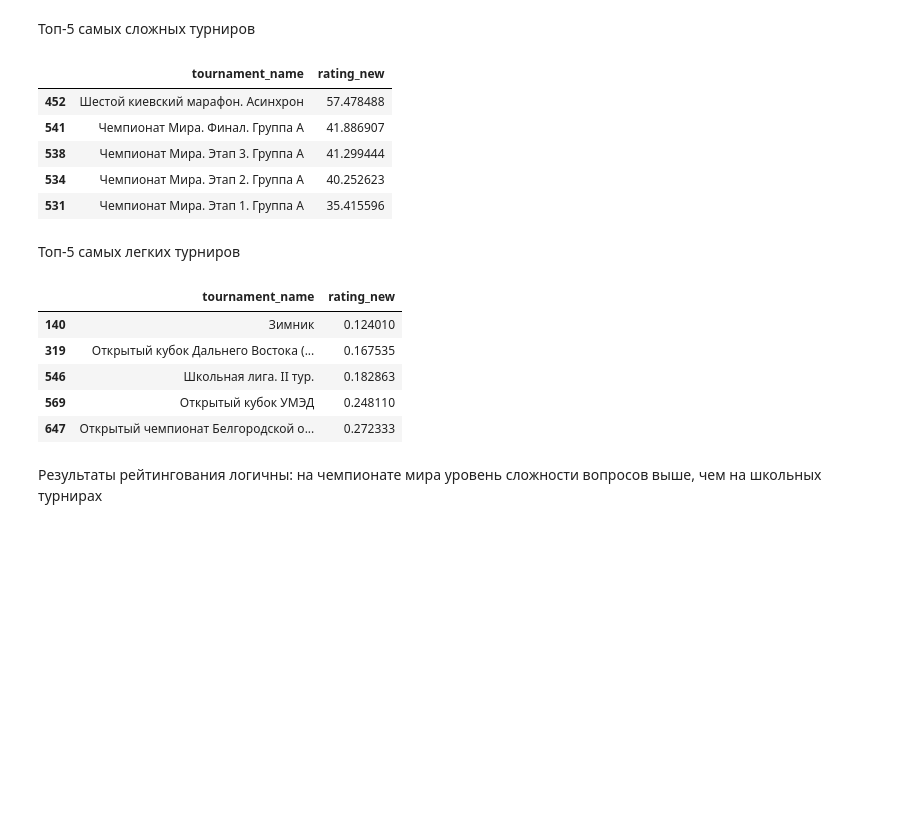
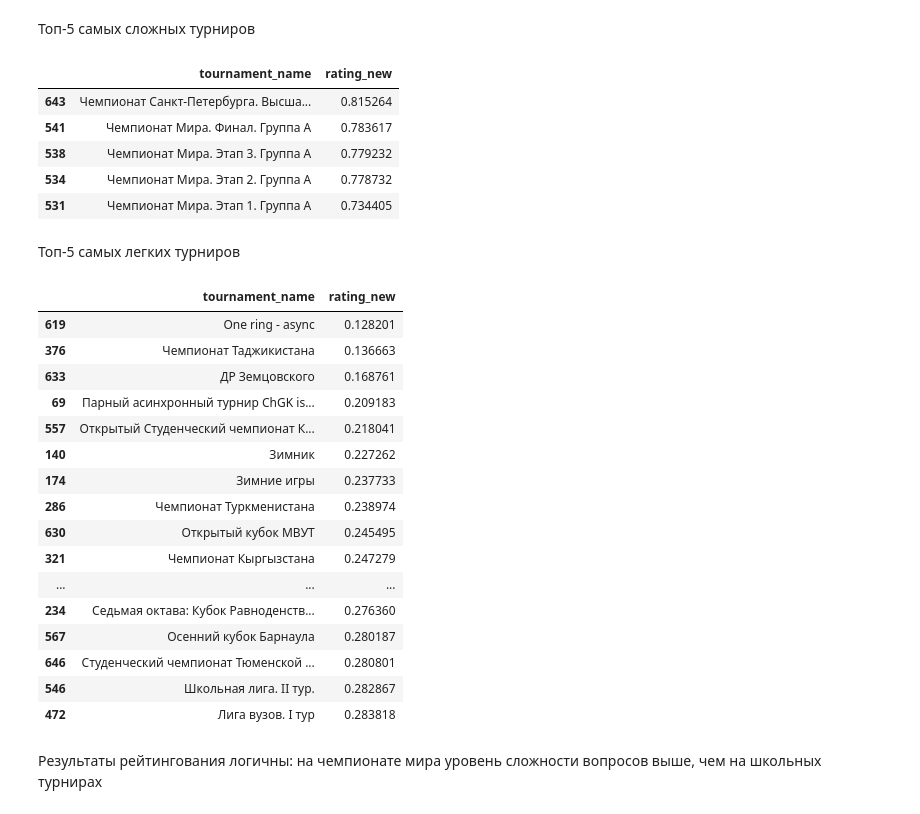
Before and after one commit to artysav97/MADE_2_ML, a Jupyter notebook: HW2_Savinov_Artem.ipynb, the cells around one changed output. Saved outputs shown, nothing was run; the diff lists cells and outputs as text; code cells hidden in the pictures; blank space fills up the shorter version.

```diff
--- a/HW2_Savinov_Artem.ipynb
+++ b/HW2_Savinov_Artem.ipynb
@@ -154,7 +154,7 @@ data_train.head()
 | 4 | 4772 | Синхрон северных стран. Зимний вы... | 45556 | 6212 | Юрий | Выменец | 4 | ... |
 # %%
 # Формируем выборки для обучения модели
-X_train = (data_train['question_dificulty'] + data_train['player_strength'] + data_train['question_result'].mean()).values
+X_train = (data_train['teams_qnt_rate'] + data_train['mean_tournament_answered'] + data_train['question_dificulty'] + data_train['player_strength'] + data_train['question_result'].mean()).values
 X_train = X_train.reshape(-1, 1)
 X_train = np.append(X_train, np.ones((X_train.shape[0], 1)), axis=1)
 y_train = data_train['question_result'].values
@@ -173,7 +173,7 @@ def calc_rating(prediction, player_rating_table=None, rating_name='rating'):
 
     temp_player_rating = data_train['player_id'].to_frame().copy()
     temp_player_rating['probability'] = prediction
-    temp_player_rating = temp_player_rating.groupby('player_id')['probability'].sum().to_frame(rating_name).reset_index()
+    temp_player_rating = temp_player_rating.groupby('player_id')['probability'].mean().to_frame(rating_name).reset_index()
 
     if player_rating_table is None:
         player_rating_table = temp_player_rating
@@ -331,7 +331,7 @@ def em_step(X_train, y_train, z_train=None, write_rating_to=player_rating, ratin
 
     # Для правильных ответов на вопрос с учетом того, что хотя бы один человек из команды ответил
     temp_data_train = data_train.copy()
-    temp_data_train['1_minus_z_pred'] = np.ones((temp_data_train.shape[0], 1)) - np.random.uniform(0, 1, (temp_data_train.shape[0], 1))
+    temp_data_train['1_minus_z_pred'] = np.ones((temp_data_train.shape[0], 1)) - z_pred.reshape(-1, 1)
     temp_data_train_gr = temp_data_train.groupby(['tournament_id', 'team_id', 'question_num']).agg({'1_minus_z_pred':np.prod}).reset_index().rename(columns={'1_minus_z_pred':'1_minus_z_pred_multi'})
     temp_data_train = temp_data_train.merge(temp_data_train_gr,
                                             how='left',
@@ -429,21 +429,32 @@ temp_data_train = temp_data_train.groupby(['tournament_id', 'tournament_name']).
 temp_data_train.sort_values('rating_new', ascending=False)[['tournament_name', 'rating_new']].head(5)
 # %% [output]
 |  | tournament_name | rating_new |
-| 452 | Шестой киевский марафон. Асинхрон | 57.478488 |
-| 541 | Чемпионат Мира. Финал. Группа А | 41.886907 |
-| 538 | Чемпионат Мира. Этап 3. Группа А | 41.299444 |
-| 534 | Чемпионат Мира. Этап 2. Группа А | 40.252623 |
-| 531 | Чемпионат Мира. Этап 1. Группа А | 35.415596 |
+| 643 | Чемпионат Санкт-Петербурга. Высша... | 0.815264 |
+| 541 | Чемпионат Мира. Финал. Группа А | 0.783617 |
+| 538 | Чемпионат Мира. Этап 3. Группа А | 0.779232 |
+| 534 | Чемпионат Мира. Этап 2. Группа А | 0.778732 |
+| 531 | Чемпионат Мира. Этап 1. Группа А | 0.734405 |
 # %% [markdown]
 Топ-5 самых легких турниров
 # %%
-temp_data_train.sort_values('rating_new', ascending=True)[['tournament_name', 'rating_new']].head(5)
+temp_data_train.sort_values('rating_new', ascending=True)[['tournament_name', 'rating_new']].head(20)
 # %% [output]
 |  | tournament_name | rating_new |
-| 140 | Зимник | 0.124010 |
-| 319 | Открытый кубок Дальнего Востока (... | 0.167535 |
-| 546 | Школьная лига. II тур. | 0.182863 |
-| 569 | Открытый кубок УМЭД | 0.248110 |
-| 647 | Открытый чемпионат Белгородской о... | 0.272333 |
+| 619 | One ring - async | 0.128201 |
+| 376 | Чемпионат Таджикистана | 0.136663 |
+| 633 | ДР Земцовского | 0.168761 |
+| 69 | Парный асинхронный турнир ChGK is... | 0.209183 |
+| 557 | Открытый Студенческий чемпионат К... | 0.218041 |
+| 140 | Зимник | 0.227262 |
+| 174 | Зимние игры | 0.237733 |
+| 286 | Чемпионат Туркменистана | 0.238974 |
+| 630 | Открытый кубок МВУТ | 0.245495 |
+| 321 | Чемпионат Кыргызстана | 0.247279 |
+| ... | ... | ... |
+| 234 | Седьмая октава: Кубок Равноденств... | 0.276360 |
+| 567 | Осенний кубок Барнаула | 0.280187 |
+| 646 | Студенческий чемпионат Тюменской ... | 0.280801 |
+| 546 | Школьная лига. II тур. | 0.282867 |
+| 472 | Лига вузов. I тур | 0.283818 |
 # %% [markdown]
 Результаты рейтингования логичны: на чемпионате мира уровень сложности вопросов выше, чем на школьных турнирах
```
Also changed, not shown: parts of 11 cells of this notebook.
